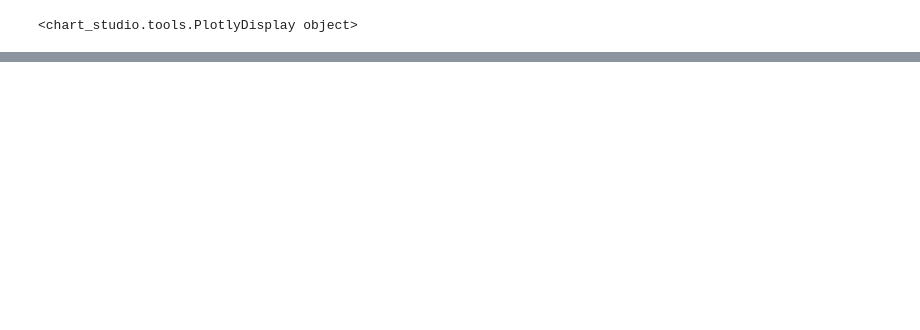
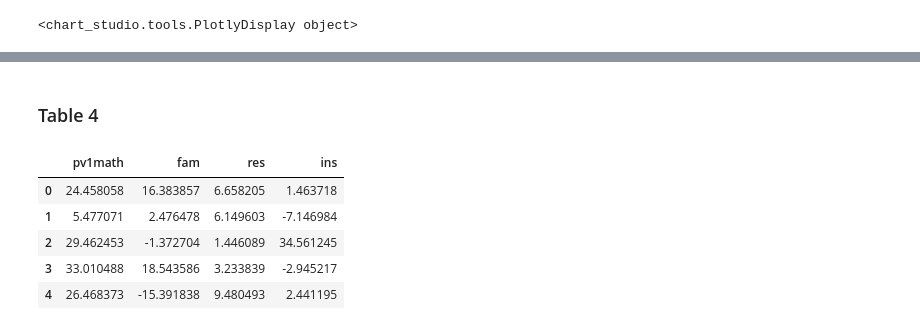
Before and after one commit to MVBrinker/student-project-ELJust, a Jupyter notebook: Woessmann_School_System.ipynb, the cells around one changed output, grey strips where cells are left out. Saved outputs shown, nothing was run; the diff lists cells and outputs as text; code cells hidden in the pictures; blank space fills up the shorter version.

```diff
--- a/Woessmann_School_System.ipynb
+++ b/Woessmann_School_System.ipynb
@@ -417,0 +356,37 @@ The following replicates Table 4. Explanation of that table.
+# %% [markdown]
+### Table 4
+# %%
+# Compute the mean
+variables = ['pv1math', 'ins', 'res', 'fam']
+
+
+
+for item in variables:
+    var_item = []
+    for i in range(df2[item].count()):
+        diff_i = df2[item].loc[i] - np.mean(df2[item].astype(float))
+        var_item.append(diff_i)
+    if item == 'pv1math':
+        list1 = var_item
+    if item == 'ins':
+        list2 = var_item
+    if item == 'res':
+        list3 = var_item
+    if item == 'fam':
+        list4 = var_item
+
+df_table4 = pd.DataFrame(
+    {'pv1math': list1,
+     'fam': list4,
+     'res' : list3,
+     'ins': list2
+    })
+
+df_table4.head()
+# %% [output]
+|  | pv1math | fam | res | ins |
+| 0 | 24.458058 | 16.383857 | 6.658205 | 1.463718 |
+| 1 | 5.477071 | 2.476478 | 6.149603 | -7.146984 |
+| 2 | 29.462453 | -1.372704 | 1.446089 | 34.561245 |
+| 3 | 33.010488 | 18.543586 | 3.233839 | -2.945217 |
+| 4 | 26.468373 | -15.391838 | 9.480493 | 2.441195 |
```
Also changed, not shown: parts of 20 cells of this notebook.
